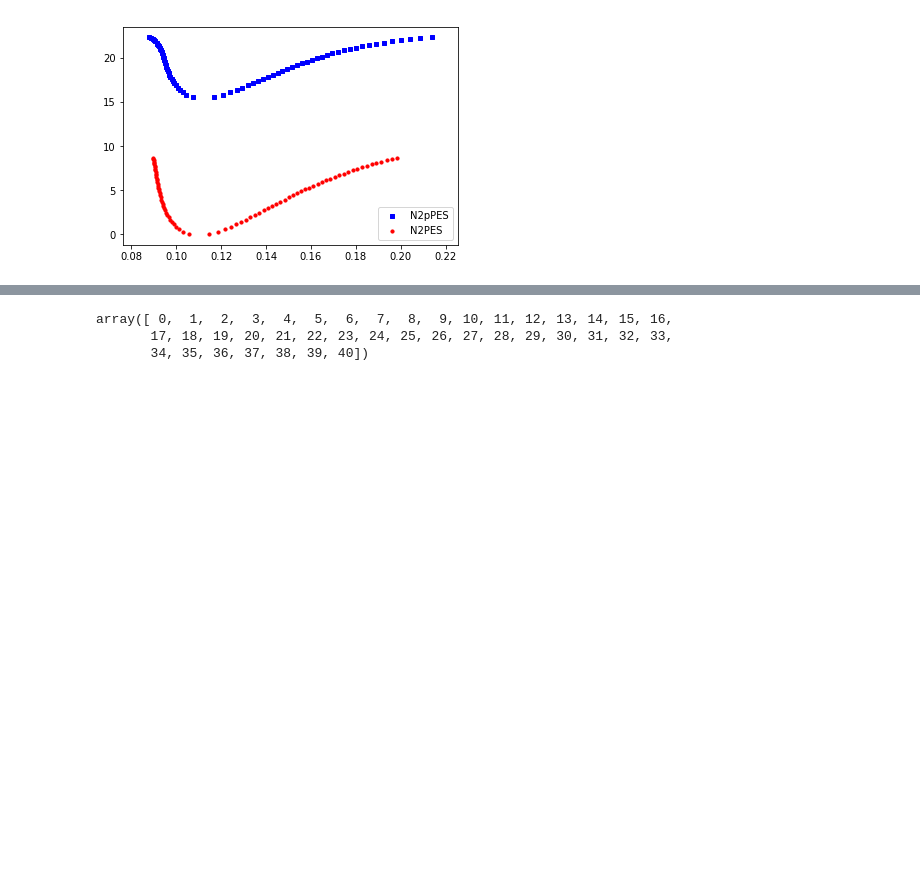
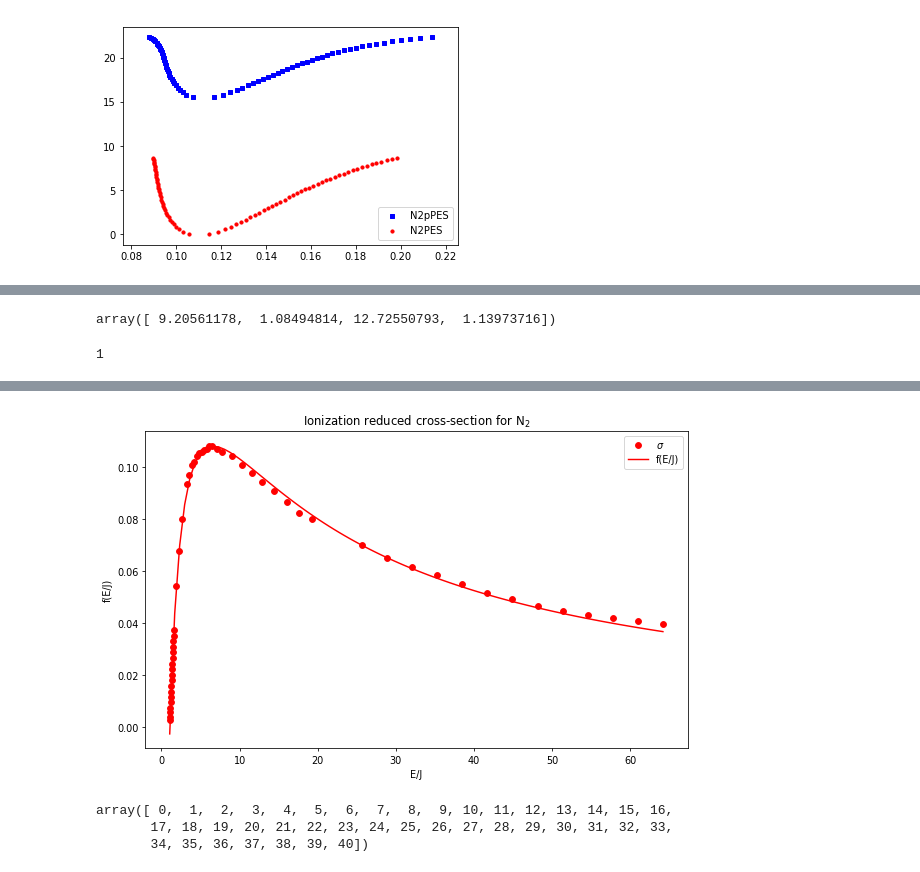
Before and after one commit to USNavalResearchLaboratory/nepc, a Jupyter notebook: methods/kosarim/n2_X1Sigmag+_RKR.ipynb, the cells around one changed output, grey strips where cells are left out. Drawn from its saved outputs; the diff is of its cells as text; code cells hidden in the pictures; blank space fills up the shorter version.

```diff
--- a/methods/kosarim/n2_X1Sigmag+_RKR.ipynb
+++ b/methods/kosarim/n2_X1Sigmag+_RKR.ipynb
@@ -173,13 +174,3 @@ for datafile in datafiles:
 sigma_total=np.concatenate((sigma_total[0],
                             sigma_total[1],
                             sigma_total[2]), axis=0)
-# %%
-w = 10
-h = 6
-d = 70
-plt.figure(figsize=(w, h), dpi=d)
-
-x=sigma_total[:,0]
-y=sigma_total[:,1]
-
-plt.loglog(x, y, c='b', marker="o")
@@ -188,0 +177,2 @@ plt.loglog(x, y, c='b', marker="o")
+# %%
+N2_ionization = 15.581 # best value of the ionization energy of N2
@@ -188,0 +208,8 @@ plt.loglog(x, y, c='b', marker="o")
+# %%
+p1
+# %% [output]
+array([ 9.20561178,  1.08494814, 12.72550793,  1.13973716])
+# %%
+success
+# %% [output]
+1
@@ -188,0 +220,22 @@ plt.loglog(x, y, c='b', marker="o")
+# %%
+w = 10
+h = 6
+d = 70
+plt.figure(figsize=(w, h), dpi=d)
+
+x=sigma_total_reduced[:,0]
+y=sigma_total_reduced[:,1]
+
+x = np.linspace(min(sigma_total_reduced[:,0]), max(sigma_total_reduced[:,0]), 100)
+plt.plot(sigma_total_reduced[:,0], sigma_total_reduced[:,1], "ro", x, fitfunc(p1, x), "r-") # Plot of the data and the fit
+
+# Legend the plot
+plt.title("Ionization reduced cross-section for N$_2$")
+plt.xlabel("E/J")
+plt.ylabel("f(E/J)")
+plt.legend(('$\sigma$', 'f(E/J)'))
+
+ax = plt.axes()
+
+plt.show()
+# %% [output]
@@ -189,3 +244,4 @@ plt.loglog(x, y, c='b', marker="o")
+[figure, added]
 # %%
 vMat=np.repeat(np.array([np.arange(len(Jvv))]),len(Jvv),axis=0).T
 EMat=np.repeat(np.array([np.logspace(1.3, 2.3, num=len(Jvv))]),len(Jvv),axis=0)
```
Also changed, not shown: parts of 13 cells of this notebook.
